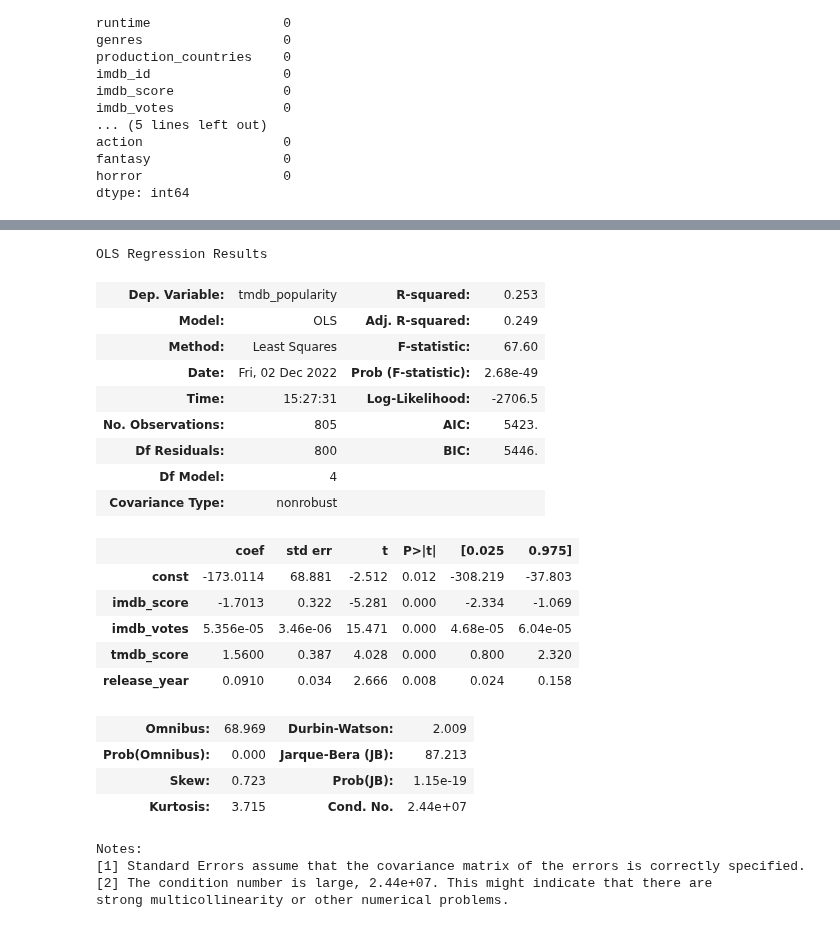
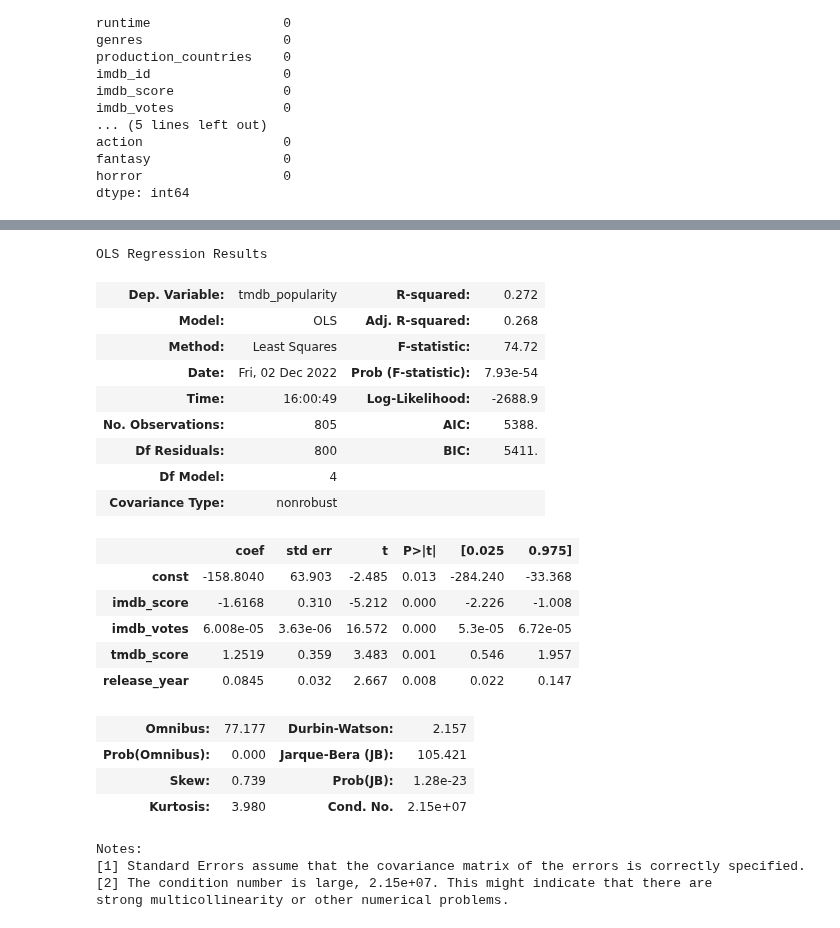
Before and after one commit to insper-classroom/22-2c-cd-p2-grupo_mace_girls, a Jupyter notebook: dados/relatorio.ipynb, the cells around one changed output, grey strips where cells are left out. Cells and saved outputs as stored; diff of their text form; code cells hidden in the pictures.

```diff
--- a/dados/relatorio.ipynb
+++ b/dados/relatorio.ipynb
@@ -330,9 +330,9 @@ plt.legend()
 # %%
 from sklearn.model_selection import train_test_split
 #Dividindo o dataset em 80% treain e 20% test
-X = filtro
+X = filtro[['runtime', 'imdb_score', 'imdb_votes', 'tmdb_score', 'release_year']]
 y = filtro.tmdb_popularity
-X_train, X_test, y_train, y_test= train_test_split(X, y, test_size=0.2, random_state=1)
+X_train, X_test, y_train, y_test= train_test_split(X, y, test_size=0.2, random_state=0)
 #Desicion Tree regressor
 #dt = DecisionTreeRegressor(max_depth=10, min_samples_leaf=0, random_state=1)
 X_train.shape
@@ -383,0 +363,9 @@ dtype: int64
+# %%
+X_train = X_train.dropna()
+X_train.isna().sum()
+y_train = y_train.dropna()
+y_train.isna().sum()
+X_test =  X_test.dropna()
+X_test.isna().sum()
+y_test =  y_test.dropna()
+y_test.isna().sum()
@@ -422,33 +412,33 @@ Notes:
 strong multicollinearity or other numerical problems.
 # %%
 X = X_train[['imdb_score', 'imdb_votes', 'tmdb_score', 'release_year']]
-Y = X_train['tmdb_popularity']
+Y = y_train
 results = regress(Y,X)
 results.summary()
 # %% [output]
 OLS Regression Results
-| Dep. Variable: | tmdb_popularity | R-squared: | 0.253 |
-| Model: | OLS | Adj. R-squared: | 0.249 |
-| Method: | Least Squares | F-statistic: | 67.60 |
-| Date: | Fri, 02 Dec 2022 | Prob (F-statistic): | 2.68e-49 |
-| Time: | 15:27:31 | Log-Likelihood: | -2706.5 |
-| No. Observations: | 805 | AIC: | 5423. |
-| Df Residuals: | 800 | BIC: | 5446. |
+| Dep. Variable: | tmdb_popularity | R-squared: | 0.272 |
+| Model: | OLS | Adj. R-squared: | 0.268 |
+| Method: | Least Squares | F-statistic: | 74.72 |
+| Date: | Fri, 02 Dec 2022 | Prob (F-statistic): | 7.93e-54 |
+| Time: | 16:00:49 | Log-Likelihood: | -2688.9 |
+| No. Observations: | 805 | AIC: | 5388. |
+| Df Residuals: | 800 | BIC: | 5411. |
 | Df Model: | 4 |  |  |
 | Covariance Type: | nonrobust |  |  |
 |  | coef | std err | t | P>|t| | [0.025 | 0.975] |
-| const | -173.0114 | 68.881 | -2.512 | 0.012 | -308.219 | -37.803 |
-| imdb_score | -1.7013 | 0.322 | -5.281 | 0.000 | -2.334 | -1.069 |
-| imdb_votes | 5.356e-05 | 3.46e-06 | 15.471 | 0.000 | 4.68e-05 | 6.04e-05 |
-| tmdb_score | 1.5600 | 0.387 | 4.028 | 0.000 | 0.800 | 2.320 |
-| release_year | 0.0910 | 0.034 | 2.666 | 0.008 | 0.024 | 0.158 |
+| const | -158.8040 | 63.903 | -2.485 | 0.013 | -284.240 | -33.368 |
+| imdb_score | -1.6168 | 0.310 | -5.212 | 0.000 | -2.226 | -1.008 |
+| imdb_votes | 6.008e-05 | 3.63e-06 | 16.572 | 0.000 | 5.3e-05 | 6.72e-05 |
+| tmdb_score | 1.2519 | 0.359 | 3.483 | 0.001 | 0.546 | 1.957 |
+| release_year | 0.0845 | 0.032 | 2.667 | 0.008 | 0.022 | 0.147 |
-| Omnibus: | 68.969 | Durbin-Watson: | 2.009 |
-| Prob(Omnibus): | 0.000 | Jarque-Bera (JB): | 87.213 |
-| Skew: | 0.723 | Prob(JB): | 1.15e-19 |
-| Kurtosis: | 3.715 | Cond. No. | 2.44e+07 |
+| Omnibus: | 77.177 | Durbin-Watson: | 2.157 |
+| Prob(Omnibus): | 0.000 | Jarque-Bera (JB): | 105.421 |
+| Skew: | 0.739 | Prob(JB): | 1.28e-23 |
+| Kurtosis: | 3.980 | Cond. No. | 2.15e+07 |
 Notes:
 [1] Standard Errors assume that the covariance matrix of the errors is correctly specified.
-[2] The condition number is large, 2.44e+07. This might indicate that there are
+[2] The condition number is large, 2.15e+07. This might indicate that there are
 strong multicollinearity or other numerical problems.
 # %%
 from scipy.stats import norm,probplot
```
Also changed, not shown: parts of 8 cells of this notebook.
